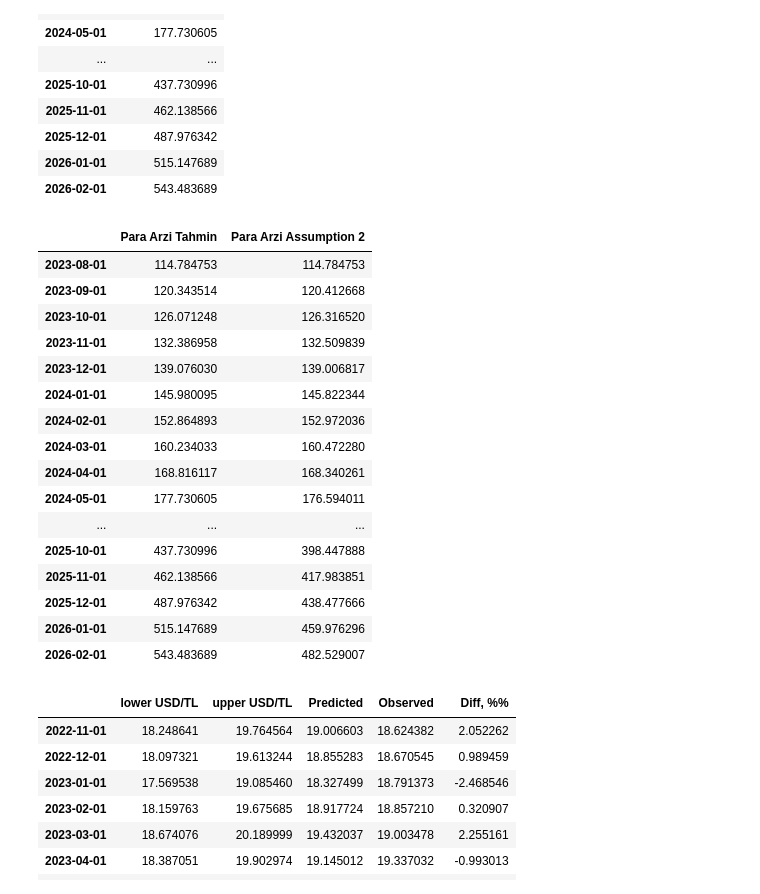
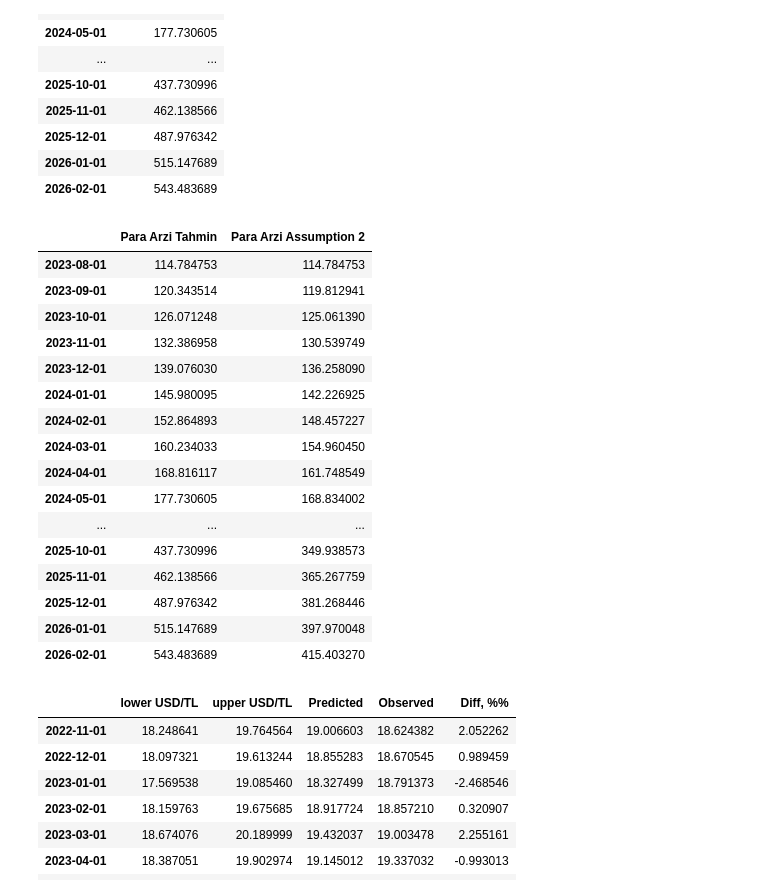
Before and after one commit to kaboya19/InflationForecast, a Jupyter notebook: InflationForecast.ipynb, the cells around one changed output. Cells and saved outputs as stored; diff of their text form; code cells hidden in the pictures.

```diff
--- a/InflationForecast.ipynb
+++ b/InflationForecast.ipynb
@@ -227,7 +212,6 @@ dfn
 211 rows × 2 columns
 # %%
-brent=evds.get_data(["TP.BRENTPETROL.EUBP"],startdate="01-02-2006",enddate=date.today().strftime("%d-%m-%Y"),frequency=5)
-#brent.iloc[210,1]=83
+brent=evds.get_data(["TP.BRENTPETROL.EUBP"],startdate="01-02-2006",enddate=date.today().strftime("%d-%m-%Y"),frequency=1)
 brent
 # %% [output]
 |  | Tarih | TP_BRENTPETROL_EUBP |
@@ -245,0 +230,11 @@ brent
+# %%
+brent['Tarih'] = pd.to_datetime(brent['Tarih'], format='%d-%m-%Y')
+
+# Tarihi indeks olarak ayarla
+brent.set_index('Tarih', inplace=True)
+
+# Aylık ortalama değerleri hesapla
+brent = brent.resample('M').mean()
+
+# Sonucu görüntüle
+brent
@@ -246,6 +256,6 @@ brent
 # %%
 
 brent1=pd.DataFrame(brent)
-brent1.columns=["Tarih","Brent"]
+brent1.columns=["Brent"]
 brent1
 # %% [output]
@@ -351,6 +362,7 @@ df3
 pfaiz=evds.get_data(["TP.APIFON4"],startdate="01-02-2006",enddate=date.today().strftime("%d-%m-%Y"),frequency=5)
 pfaiz.iloc[:59,1]=5
 pfaiz.iloc[210,1]=25
+pfaiz=pfaiz.head(211)
 pfaiz
 # %% [output]
 |  | Tarih | TP_APIFON4 |
@@ -648,34 +660,34 @@ paraarzitahmin
 # %%
 y=float(input('Para Arzi Aylık En Fazla % Kaç Artacağını Girin: '))
 def paraarziassumption(y):
-   drop_percentage = random.uniform(1.005, 1+(y/100))
+   drop_percentage = random.uniform(1+(y/300), 1+(y/100))
 
    paraarzitahmin["Para Arzi Assumption 2"]=paraarzitahmin["Para Arzi Tahmin"]
 
    for i in range(0, len(paraarzitahmin)-1):
 
       paraarzitahmin["Para Arzi Assumption 2"][i+1]=paraarzitahmin["Para Arzi Assumption 2"][i]*drop_percentage
    return paraarzitahmin
 
 paraarziassumption(y)
 # %% [output]
 |  | Para Arzi Tahmin | Para Arzi Assumption 2 |
 | 2023-08-01 | 114.784753 | 114.784753 |
-| 2023-09-01 | 120.343514 | 120.412668 |
-| 2023-10-01 | 126.071248 | 126.316520 |
-| 2023-11-01 | 132.386958 | 132.509839 |
-| 2023-12-01 | 139.076030 | 139.006817 |
-| 2024-01-01 | 145.980095 | 145.822344 |
-| 2024-02-01 | 152.864893 | 152.972036 |
-| 2024-03-01 | 160.234033 | 160.472280 |
-| 2024-04-01 | 168.816117 | 168.340261 |
-| 2024-05-01 | 177.730605 | 176.594011 |
+| 2023-09-01 | 120.343514 | 119.812941 |
+| 2023-10-01 | 126.071248 | 125.061390 |
+| 2023-11-01 | 132.386958 | 130.539749 |
+| 2023-12-01 | 139.076030 | 136.258090 |
+| 2024-01-01 | 145.980095 | 142.226925 |
+| 2024-02-01 | 152.864893 | 148.457227 |
+| 2024-03-01 | 160.234033 | 154.960450 |
+| 2024-04-01 | 168.816117 | 161.748549 |
+| 2024-05-01 | 177.730605 | 168.834002 |
 | ... | ... | ... |
-| 2025-10-01 | 437.730996 | 398.447888 |
-| 2025-11-01 | 462.138566 | 417.983851 |
-| 2025-12-01 | 487.976342 | 438.477666 |
-| 2026-01-01 | 515.147689 | 459.976296 |
-| 2026-02-01 | 543.483689 | 482.529007 |
+| 2025-10-01 | 437.730996 | 349.938573 |
+| 2025-11-01 | 462.138566 | 365.267759 |
+| 2025-12-01 | 487.976342 | 381.268446 |
+| 2026-01-01 | 515.147689 | 397.970048 |
+| 2026-02-01 | 543.483689 | 415.403270 |
 # %%
 import statsmodels.api as sm
 mod = sm.tsa.statespace.SARIMAX(df6["USD/TL"].astype(float),
```
Also changed, not shown: parts of 25 cells of this notebook.
